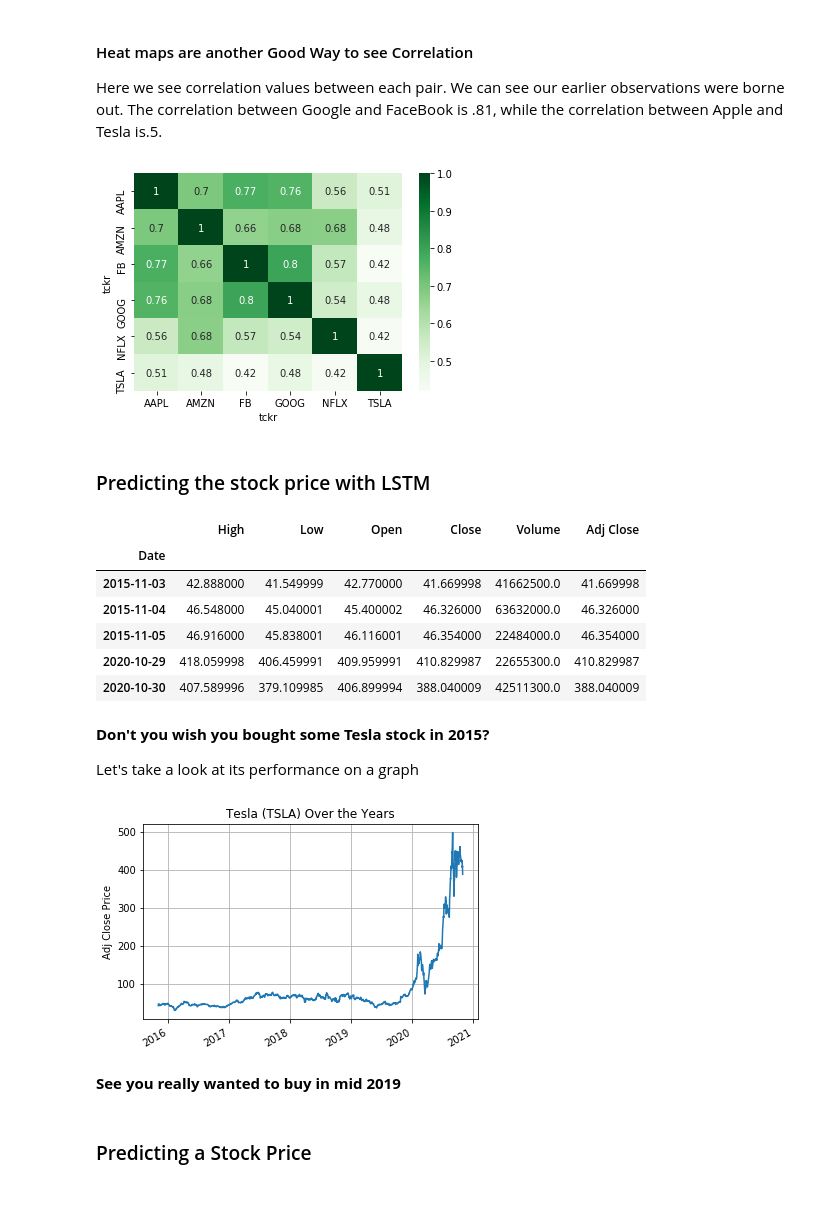
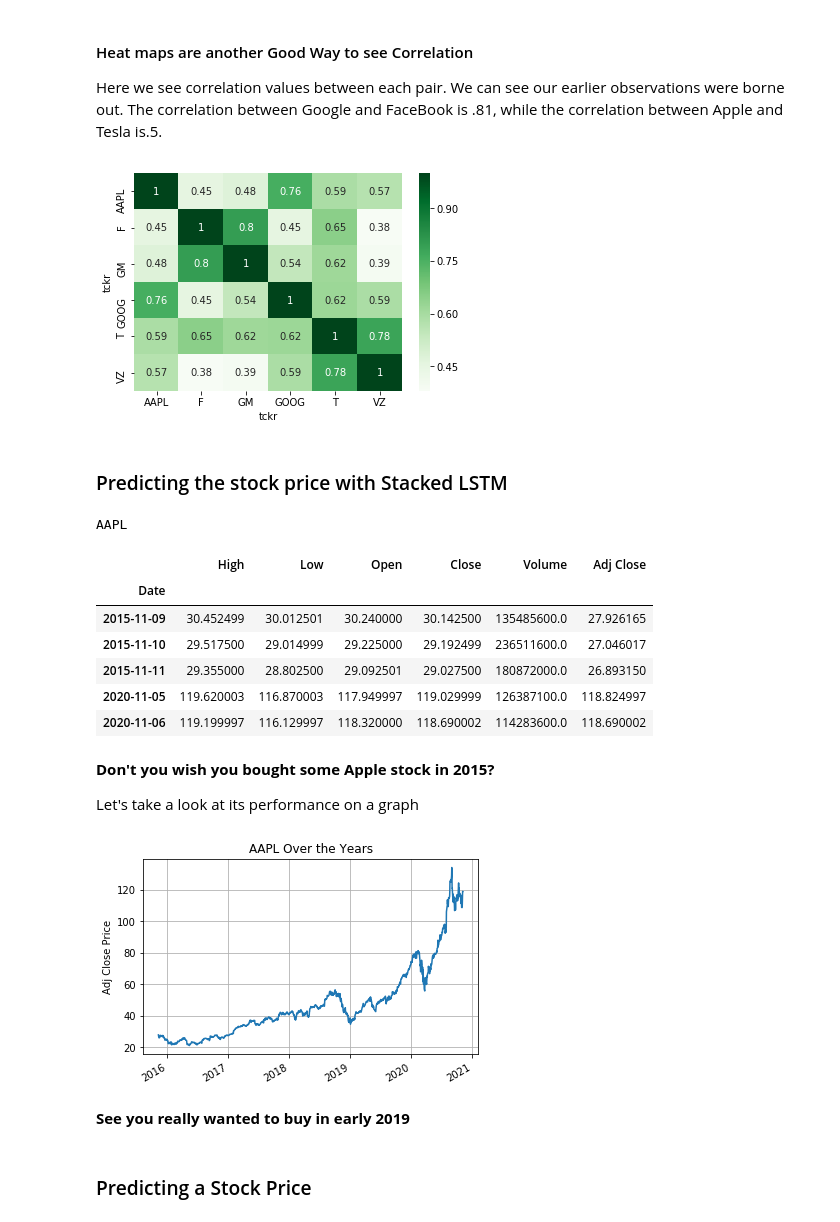
Before and after one commit to jim0sturges/capstone, a Jupyter notebook: Capstone Stock Analysis.ipynb, the cells around one changed output. Saved outputs shown, nothing was run; the diff lists cells and outputs as text; code cells hidden in the pictures.

Commit message:
Add files via upload
Added plot for epochs, added axis labels and titles to other plots

```diff
--- a/Capstone Stock Analysis.ipynb
+++ b/Capstone Stock Analysis.ipynb
@@ -24,17 +24,25 @@ from multi_plot import multi_plot
 from pandas_datareader.data import DataReader
 # %%
 # read and zip Ticker Symbol and company name into a dictionay
+# And add in select company from NYSE
+short_list=['AAPL','GOOG', 'T', 'VZ', 'F', 'GM']
+# Read in Nasdaq companies
 df=pd.read_csv('data/nasdaq-listed_csv.csv',usecols=['Symbol','Company Name'])
+# No ready database from NYSE to added "manually"
+nyse_df=pd.DataFrame({'Symbol':['T','VZ','F','GM'],
+                                'Company Name':['AT&T Inc.',
+                                                'Verizon Communications Inc.',
+                                                'Ford Motor Company',
+                                                'General Motors Company']})
+df=pd.concat([df[df['Symbol'].isin(short_list)],nyse_df])
+#create dictionary of company name and symbol
 tck_dict=dict(zip(df['Symbol'],df['Company Name']))
-sym_list=list(df['Symbol'])
 # %%
-#limits on stocks and date
-# limit number of stocks
-#short_list = sym_list[:5]
-#lets look at companies we all will recognize
-short_list=['AAPL','TSLA', 'NFLX', 'FB', 'AMZN', 'GOOG']
-print('short_list of stocks under review')
-display(short_list)
+#put limits limits on stocks and date
+#lets look at the selected companies
+# I chose two company from 3 different sectors
+print('List of stocks under review')
+display(df)
 print()
 # Use todays date as end and today's date - Year for start
 end = datetime.now()
@@ -326,34 +340,36 @@ Here we see correlation values between each pair. We can see our earlier observa
 cls_pct_change_df
 sns.heatmap(cls_pct_change_df.corr(), annot=True,cmap="Greens");
 # %% [output]
-[figure, old version]
+[figure, new version]
 # %% [markdown]
-### Predicting the stock price with LSTM
+### Predicting the stock price with Stacked LSTM
 # %%
 # 1. Get a stock Quote
-tsla_df=DataReader('TSLA', data_source='yahoo')
-display(pd.concat([tsla_df.head(3),tsla_df.tail(2)]))
+pred_stock_df=DataReader(short_list[0], data_source='yahoo')
+print(short_list[0])
+display(pd.concat([pred_stock_df.head(3),pred_stock_df.tail(2)]))
 # %% [output]
+AAPL
 |  | High | Low | Open | Close | Volume | Adj Close |
 | Date |  |  |  |  |  |  |
-| 2015-11-03 | 42.888000 | 41.549999 | 42.770000 | 41.669998 | 41662500.0 | 41.669998 |
-| 2015-11-04 | 46.548000 | 45.040001 | 45.400002 | 46.326000 | 63632000.0 | 46.326000 |
-| 2015-11-05 | 46.916000 | 45.838001 | 46.116001 | 46.354000 | 22484000.0 | 46.354000 |
-| 2020-10-29 | 418.059998 | 406.459991 | 409.959991 | 410.829987 | 22655300.0 | 410.829987 |
-| 2020-10-30 | 407.589996 | 379.109985 | 406.899994 | 388.040009 | 42511300.0 | 388.040009 |
+| 2015-11-09 | 30.452499 | 30.012501 | 30.240000 | 30.142500 | 135485600.0 | 27.926165 |
+| 2015-11-10 | 29.517500 | 29.014999 | 29.225000 | 29.192499 | 236511600.0 | 27.046017 |
+| 2015-11-11 | 29.355000 | 28.802500 | 29.092501 | 29.027500 | 180872000.0 | 26.893150 |
+| 2020-11-05 | 119.620003 | 116.870003 | 117.949997 | 119.029999 | 126387100.0 | 118.824997 |
+| 2020-11-06 | 119.199997 | 116.129997 | 118.320000 | 118.690002 | 114283600.0 | 118.690002 |
 # %% [markdown]
-**Don't you wish you bought some Tesla stock in 2015?**
+**Don't you wish you bought some Apple stock in 2015?**
 
 Let's take a look at its performance on a graph
 # %%
-tsla_df['Adj Close'].plot(grid=True,title='Tesla (TSLA) Over the Years');
+pred_stock_df['Adj Close'].plot(grid=True,title=short_list[0] +' Over the Years');
 plt.xlabel('')
 plt.ylabel('Adj Close Price')
 plt.show();
 # %% [output]
-[figure, old version]
+[figure, new version]
 # %% [markdown]
-**See you really wanted to buy in mid 2019**
+**See you really wanted to buy in early 2019**
 # %% [markdown]
 ### Predicting a Stock Price
 # %% [markdown]
```
Also changed, not shown: parts of 57 cells of this notebook.
